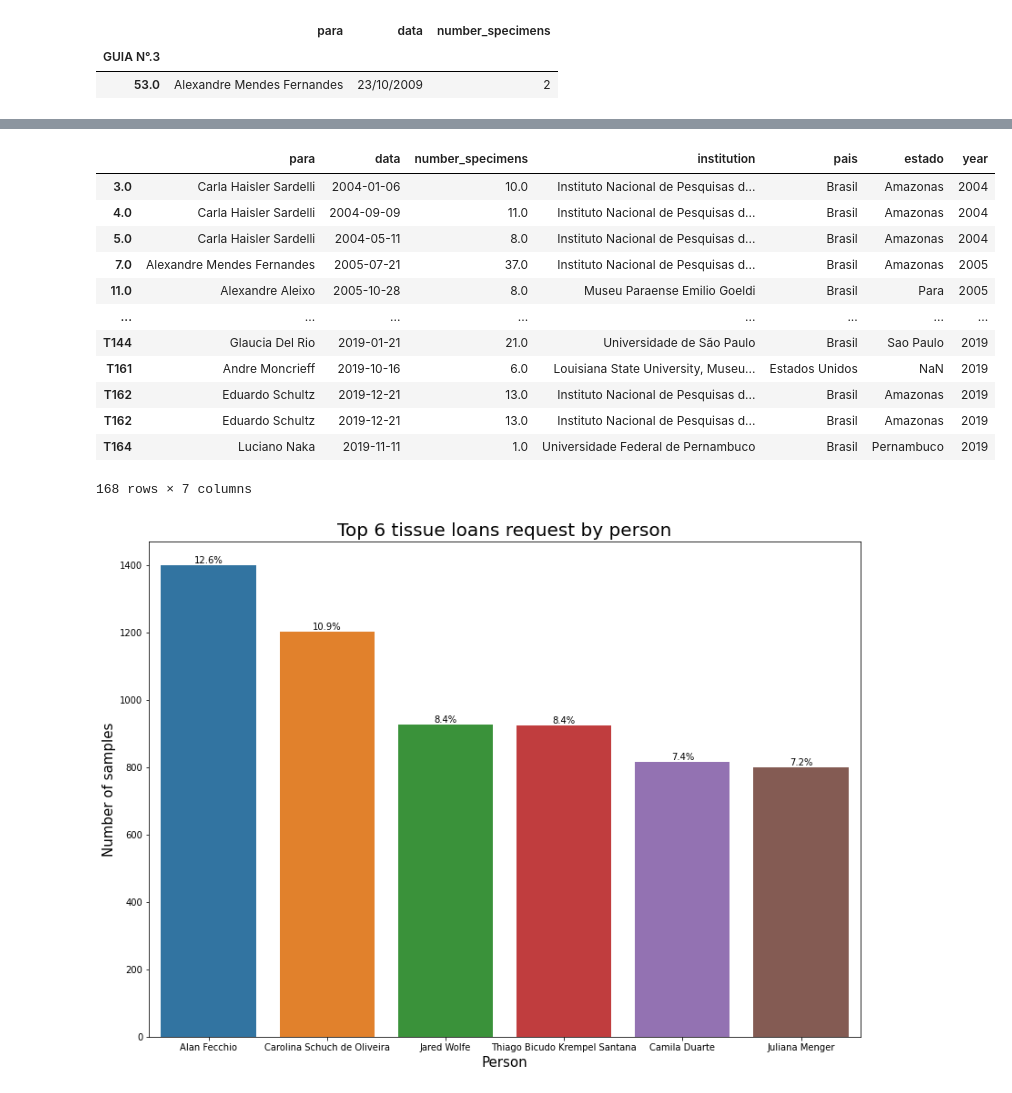
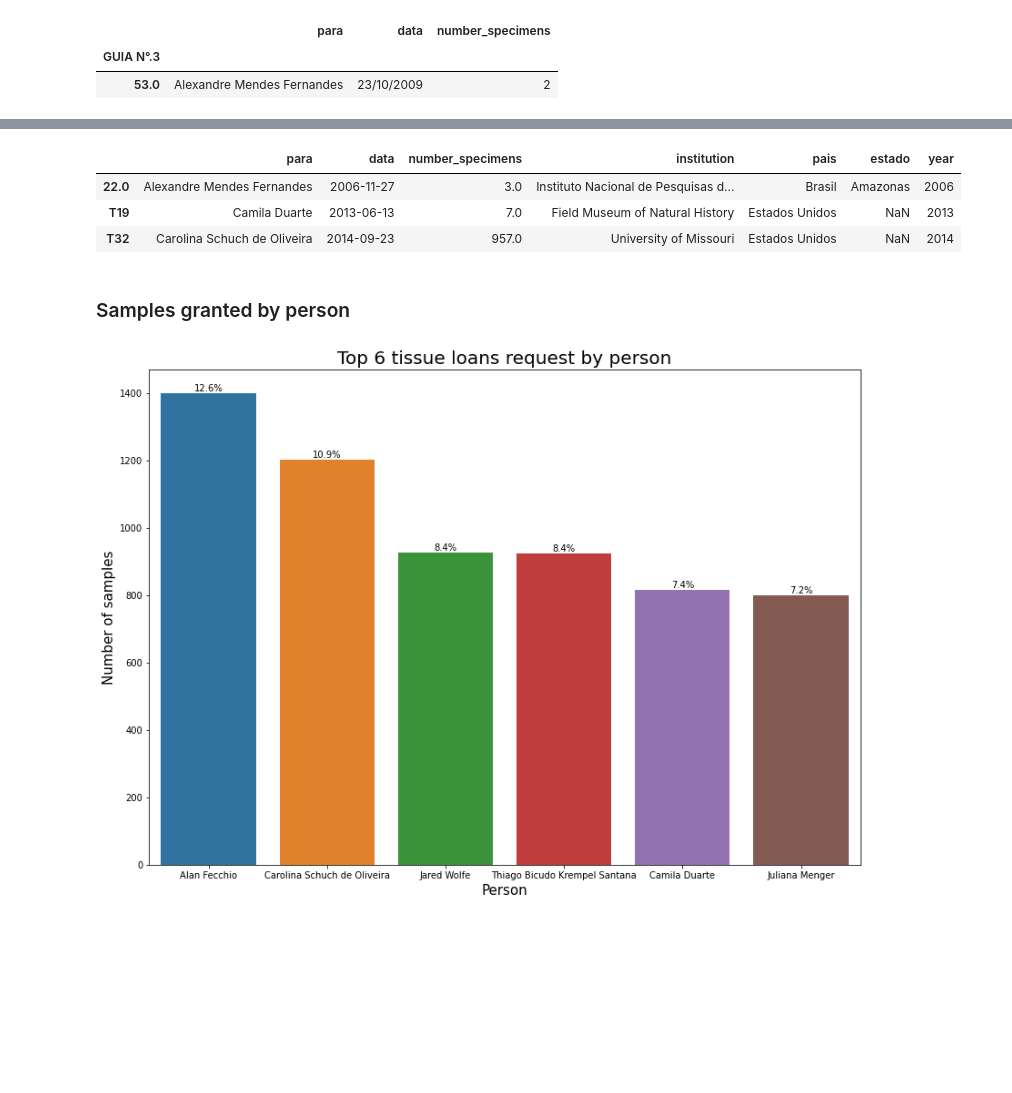
Before and after one commit to nnbuainain/inpa_bird_collection, a Jupyter notebook: inpa_bird_collection_analyses.ipynb, the cells around one changed output, grey strips where cells are left out. Cells and saved outputs as stored; diff of their text form; code cells hidden in the pictures; blank space fills up the shorter version.

```diff
--- a/inpa_bird_collection_analyses.ipynb
+++ b/inpa_bird_collection_analyses.ipynb
@@ -1290,3 +1333,3 @@ loans_concat['institution'] = ['Instituto Nacional de Pesquisas da Amazonia','In
-loans_concat
+loans_concat.sample(3)
 # %% [output]
 |  | para | data | number_specimens | institution |
@@ -1305,5 +1339,5 @@ loans_concat
 # %%
 loans_concat['pais'] = ['Brasil','Brasil','Brasil','Brasil','Brasil','Brasil','Brasil','Brasil','Brasil','Brasil','Brasil','Brasil','Brasil','Brasil','Estados Unidos','Estados Unidos','Brasil','Brasil','Estados Unidos','Brasil','Brasil','Estados Unidos','Brasil','Alemanha','Brasil','Colombia','Brasil','Estados Unidos','Estados Unidos','Brasil','Brasil','Brasil','Brasil','Alemanha','Alemanha','Brasil','Alemanha','Brasil','Brasil','Brasil','Brasil','Brasil','Brasil','Estados Unidos','Brasil','Estados Unidos','Brasil','Alemanha','Estados Unidos','Brasil','Brasil','Alemanha','Brasil','Alemanha','Brasil','Brasil','Alemanha','Estados Unidos','Brasil','Alemanha','Brasil','Brasil','Alemanha']
-loans_concat
+loans_concat.sample(1)
 # %% [output]
 |  | para | data | number_specimens | institution | pais |
@@ -1322,5 +1345,5 @@ loans_concat
 # %%
 loans_concat['estado'] = ['Amazonas','Amazonas','Amazonas','Amazonas','Para','Amazonas','Amazonas','Amazonas','Amazonas','Amazonas','Amazonas','Amazonas','Amazonas','Amazonas',np.nan,np.nan,'Sao Paulo','Para',np.nan,'Amazonas','Amazonas',np.nan,'Amazonas',np.nan,'Para',np.nan,'Amazonas',np.nan,np.nan,'Amazonas','Amazonas','Amazonas','Amazonas',np.nan,np.nan,'Para',np.nan,'Rio Grande do Sul','Para','Rio Grande do Sul','Rio de Janeiro','Sao Paulo','Amazonas',np.nan,'Amazonas',np.nan,'Amazonas',np.nan,np.nan,'Amazonas','Amazonas',np.nan,'Para',np.nan,'Rio Grande do Sul','Sao Paulo',np.nan,np.nan,'Amazonas',np.nan,'Rio Grande do Sul','Universidade de Sao Paulo',np.nan]
-loans_concat
+loans_concat.sample(1)
 # %% [output]
 |  | para | data | number_specimens | institution | pais | estado |
@@ -1410,21 +1386,14 @@ loans
 loans['data'] = pd.DataFrame(loans['data'].apply(pd.to_datetime,errors='coerce'))
 # %%
 loans['year'] = pd.DataFrame(loans['data'].apply(lambda x: x.year))
-loans
+loans.sample(3)
 # %% [output]
 |  | para | data | number_specimens | institution | pais | estado | year |
-| 3.0 | Carla Haisler Sardelli | 2004-01-06 | 10.0 | Instituto Nacional de Pesquisas d... | Brasil | Amazonas | 2004 |
-| 4.0 | Carla Haisler Sardelli | 2004-09-09 | 11.0 | Instituto Nacional de Pesquisas d... | Brasil | Amazonas | 2004 |
-| 5.0 | Carla Haisler Sardelli | 2004-05-11 | 8.0 | Instituto Nacional de Pesquisas d... | Brasil | Amazonas | 2004 |
-| 7.0 | Alexandre Mendes Fernandes | 2005-07-21 | 37.0 | Instituto Nacional de Pesquisas d... | Brasil | Amazonas | 2005 |
-| 11.0 | Alexandre Aleixo | 2005-10-28 | 8.0 | Museu Paraense Emilio Goeldi | Brasil | Para | 2005 |
-| ... | ... | ... | ... | ... | ... | ... | ... |
-| T144 | Glaucia Del Rio | 2019-01-21 | 21.0 | Universidade de São Paulo | Brasil | Sao Paulo | 2019 |
-| T161 | Andre Moncrieff | 2019-10-16 | 6.0 | Louisiana State University, Museu... | Estados Unidos | NaN | 2019 |
-| T162 | Eduardo Schultz | 2019-12-21 | 13.0 | Instituto Nacional de Pesquisas d... | Brasil | Amazonas | 2019 |
-| T162 | Eduardo Schultz | 2019-12-21 | 13.0 | Instituto Nacional de Pesquisas d... | Brasil | Amazonas | 2019 |
-| T164 | Luciano Naka | 2019-11-11 | 1.0 | Universidade Federal de Pernambuco | Brasil | Pernambuco | 2019 |
+| 22.0 | Alexandre Mendes Fernandes | 2006-11-27 | 3.0 | Instituto Nacional de Pesquisas d... | Brasil | Amazonas | 2006 |
+| T19 | Camila Duarte | 2013-06-13 | 7.0 | Field Museum of Natural History | Estados Unidos | NaN | 2013 |
+| T32 | Carolina Schuch de Oliveira | 2014-09-23 | 957.0 | University of Missouri | Estados Unidos | NaN | 2014 |
-168 rows × 7 columns
+# %% [markdown]
+### Samples granted by person
 # %%
 plt.figure(figsize=(14,10))
 ax = sns.barplot(y=loans.groupby('para').sum()['number_specimens'].sort_values(ascending=False)[:6],x=loans.groupby('para').sum()['number_specimens'].sort_values(ascending=False).index[:6])
```
Also changed, not shown: parts of 109 cells of this notebook, 11 other files.
